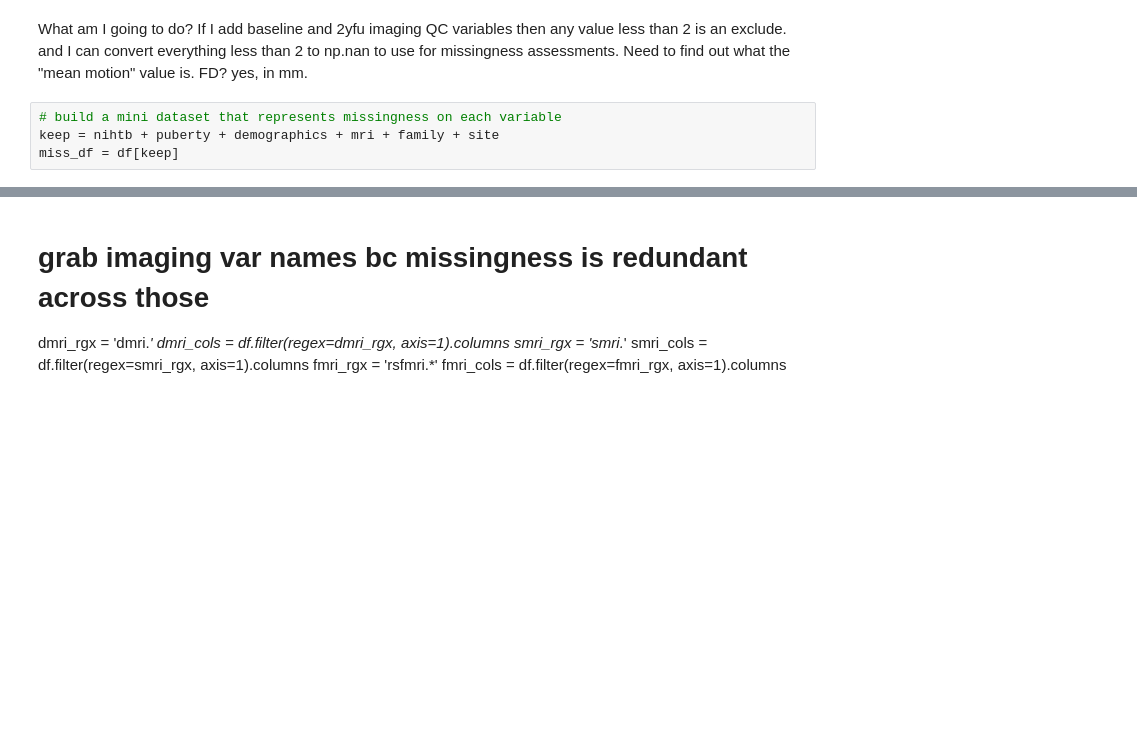
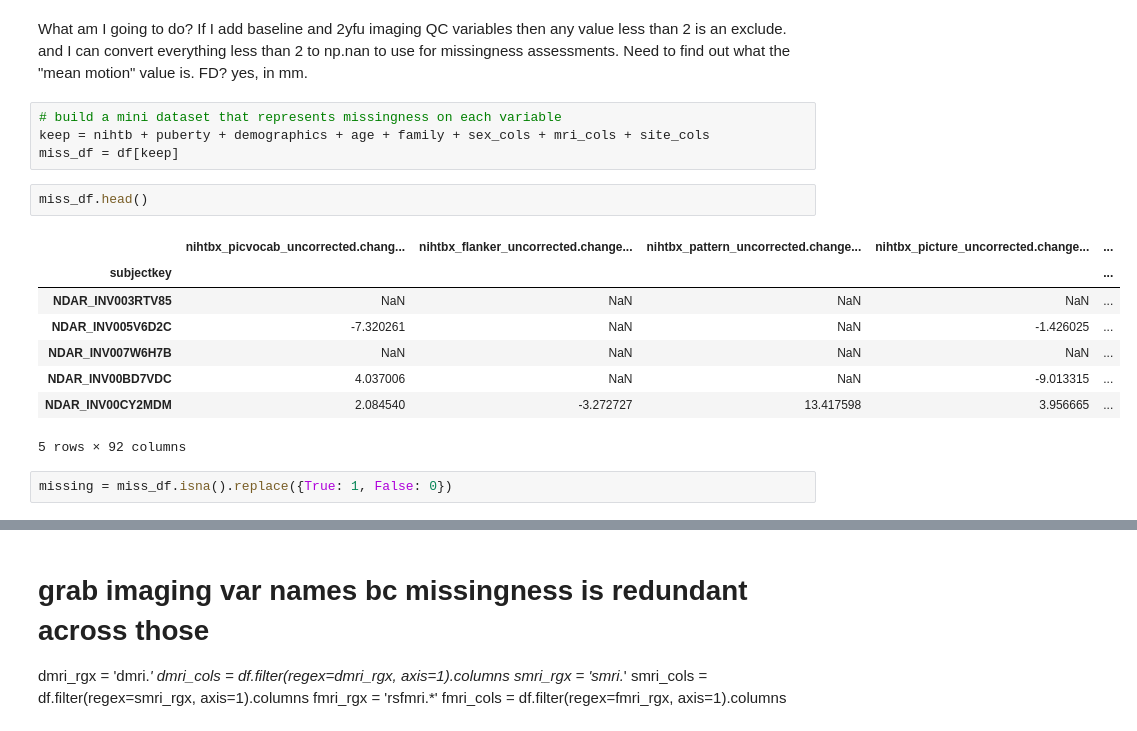
Before and after one commit to 62442katieb/deltaABCD_variability, a Jupyter notebook: notebooks/0.1missingness.ipynb, the cells around one changed output, grey strips where cells are left out. Drawn from its saved outputs; the diff is of its cells as text; blank space fills up the shorter version.

```diff
--- a/notebooks/0.1missingness.ipynb
+++ b/notebooks/0.1missingness.ipynb
@@ -86,5 +89,18 @@ and I can convert everything less than 2 to np.nan to use for missingness assess
 Need to find out what the "mean motion" value is. FD? yes, in mm.
 # %%
 # build a mini dataset that represents missingness on each variable
-keep = nihtb + puberty + demographics + mri + family + site
+keep = nihtb + puberty + demographics + age + family + sex_cols + mri_cols + site_cols
 miss_df = df[keep]
+# %%
+miss_df.head()
+# %% [output]
+|  | nihtbx_picvocab_uncorrected.chang... | nihtbx_flanker_uncorrected.change... | nihtbx_pattern_uncorrected.change... | nihtbx_picture_uncorrected.change... | ... |
+| subjectkey |  |  |  |  | ... |
+| NDAR_INV003RTV85 | NaN | NaN | NaN | NaN | ... |
+| NDAR_INV005V6D2C | -7.320261 | NaN | NaN | -1.426025 | ... |
+| NDAR_INV007W6H7B | NaN | NaN | NaN | NaN | ... |
+| NDAR_INV00BD7VDC | 4.037006 | NaN | NaN | -9.013315 | ... |
+| NDAR_INV00CY2MDM | 2.084540 | -3.272727 | 13.417598 | 3.956665 | ... |
+5 rows × 92 columns
+# %%
+missing = miss_df.isna().replace({True: 1, False: 0})
```
Also changed, not shown: parts of 11 cells of this notebook, 2 other files.
